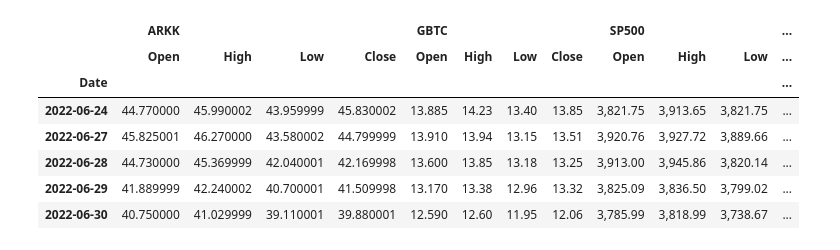
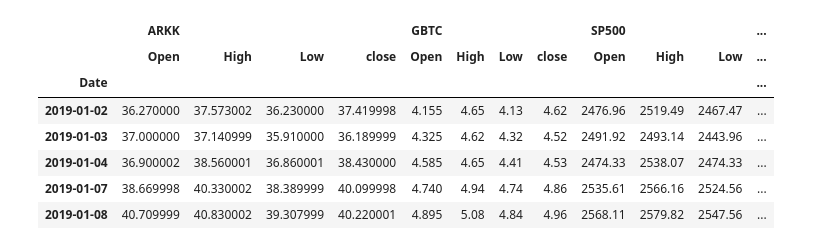
Before and after one commit to mrlegendre/Project-1-Work, a Jupyter notebook: Teron.ipynb, the cells around one changed output. Drawn from its saved outputs; the diff is of its cells as text; code cells hidden in the pictures.

```diff
--- a/Teron.ipynb
+++ b/Teron.ipynb
@@ -31,5 +34,25 @@ sp500data.drop('Volume', inplace=True, axis=1)
 nasdaqdata.drop('Adj Close', inplace=True, axis=1)
 nasdaqdata.drop('Volume', inplace=True, axis=1)
+# %%
+cols = arkkdata.columns
+for col in cols:
+    if col != 'Date':
+        arkkdata[col] = arkkdata[col].astype(float)
+
+cols = gbtcdata.columns
+for col in cols:
+    if col != 'Date':
+        gbtcdata[col] = gbtcdata[col].astype(float)
+
+cols = sp500data.columns
+for col in cols:
+    if col != 'Date':
+        sp500data[col] = sp500data[col].astype(float)
+
+cols = nasdaqdata.columns
+for col in cols:
+    if col != 'Date':
+        nasdaqdata[col] = nasdaqdata[col].astype(float)
 # %%
 arkkdata = arkkdata.set_index("Date")
 gbtcdata = gbtcdata.set_index("Date")
@@ -37,14 +60,15 @@ sp500data = sp500data.set_index("Date")
 nasdaqdata = nasdaqdata.set_index("Date")
 # %%
 df_ticker = pd.concat([arkkdata, gbtcdata, sp500data, nasdaqdata], axis=1, keys=["ARKK","GBTC","SP500","Nasdaq"])
-
-df_ticker.tail()
+df_ticker = df_ticker.rename(columns={'Close': 'close'})
+#df_ticker['close'] = df_ticker['close'].astype(float)
+df_ticker.head()
 # %% [output]
 |  | ARKK |  |  |  | GBTC |  |  |  | SP500 |  |  | ... |
-|  | Open | High | Low | Close | Open | High | Low | Close | Open | High | Low | ... |
+|  | Open | High | Low | close | Open | High | Low | close | Open | High | Low | ... |
 | Date |  |  |  |  |  |  |  |  |  |  |  | ... |
-| 2022-06-24 | 44.770000 | 45.990002 | 43.959999 | 45.830002 | 13.885 | 14.23 | 13.40 | 13.85 | 3,821.75 | 3,913.65 | 3,821.75 | ... |
-| 2022-06-27 | 45.825001 | 46.270000 | 43.580002 | 44.799999 | 13.910 | 13.94 | 13.15 | 13.51 | 3,920.76 | 3,927.72 | 3,889.66 | ... |
-| 2022-06-28 | 44.730000 | 45.369999 | 42.040001 | 42.169998 | 13.600 | 13.85 | 13.18 | 13.25 | 3,913.00 | 3,945.86 | 3,820.14 | ... |
-| 2022-06-29 | 41.889999 | 42.240002 | 40.700001 | 41.509998 | 13.170 | 13.38 | 12.96 | 13.32 | 3,825.09 | 3,836.50 | 3,799.02 | ... |
-| 2022-06-30 | 40.750000 | 41.029999 | 39.110001 | 39.880001 | 12.590 | 12.60 | 11.95 | 12.06 | 3,785.99 | 3,818.99 | 3,738.67 | ... |
+| 2019-01-02 | 36.270000 | 37.573002 | 36.230000 | 37.419998 | 4.155 | 4.65 | 4.13 | 4.62 | 2476.96 | 2519.49 | 2467.47 | ... |
+| 2019-01-03 | 37.000000 | 37.140999 | 35.910000 | 36.189999 | 4.325 | 4.62 | 4.32 | 4.52 | 2491.92 | 2493.14 | 2443.96 | ... |
+| 2019-01-04 | 36.900002 | 38.560001 | 36.860001 | 38.430000 | 4.585 | 4.65 | 4.41 | 4.53 | 2474.33 | 2538.07 | 2474.33 | ... |
+| 2019-01-07 | 38.669998 | 40.330002 | 38.389999 | 40.099998 | 4.740 | 4.94 | 4.74 | 4.86 | 2535.61 | 2566.16 | 2524.56 | ... |
+| 2019-01-08 | 40.709999 | 40.830002 | 39.307999 | 40.220001 | 4.895 | 5.08 | 4.84 | 4.96 | 2568.11 | 2579.82 | 2547.56 | ... |
```
Also changed, not shown: parts of 7 cells of this notebook, 1 other file.
